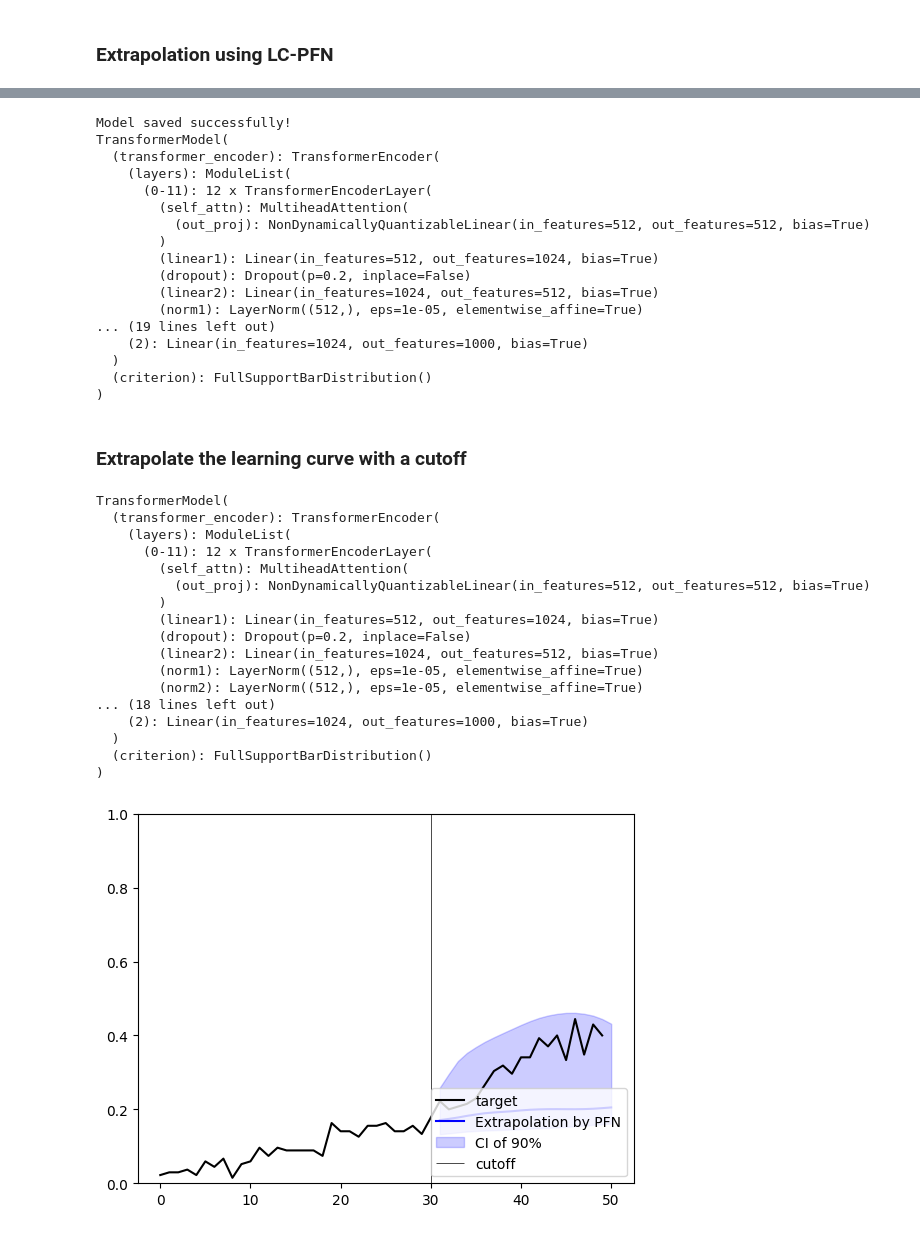
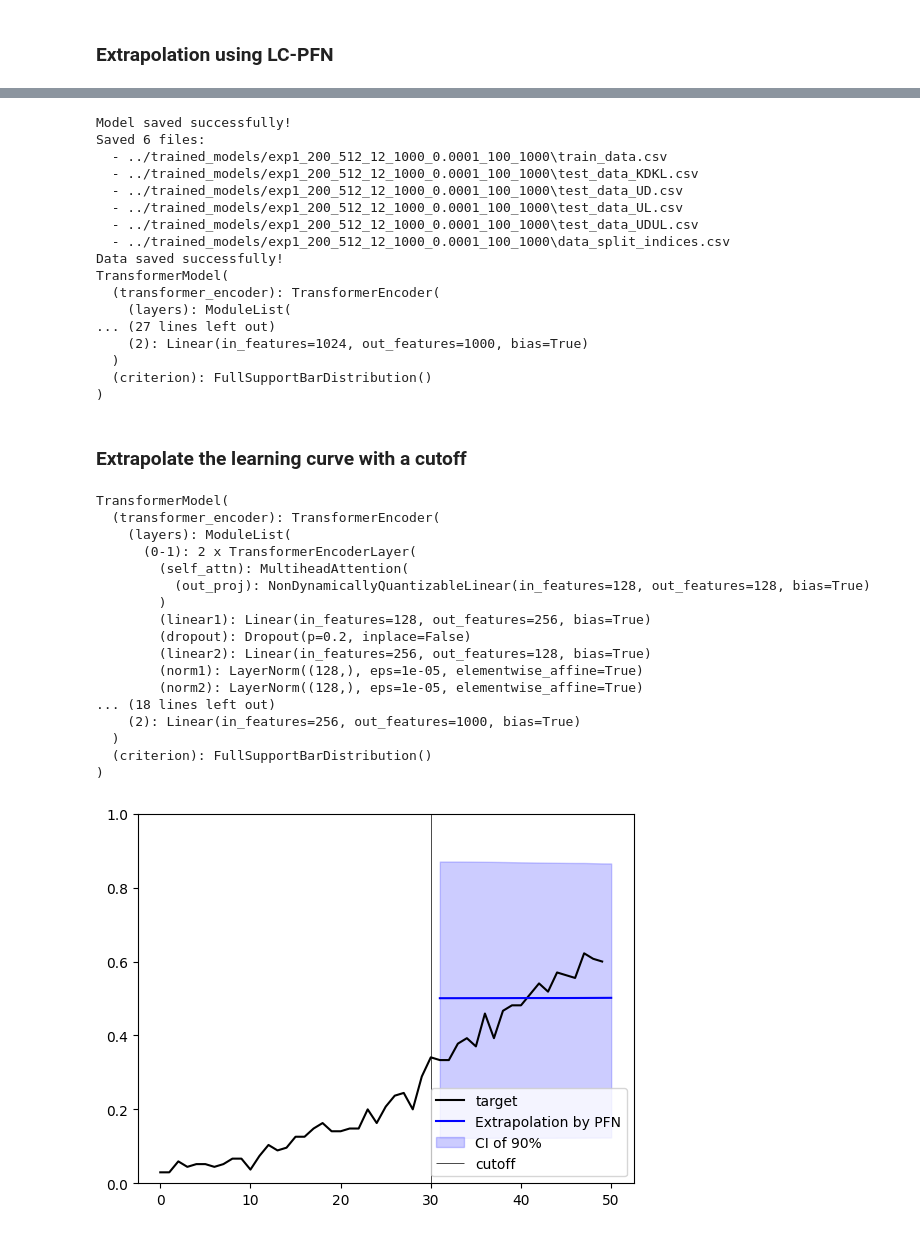
Before and after one commit to adelinacazacu/Extrapolating-Learning-Curves-When-Do-Neural-Networks-Outperform-Parametric-Models-, a Jupyter notebook: experiment1/training-pfn-lcdb11-experiment1.ipynb, the cells around one changed output, grey strips where cells are left out. Saved outputs shown, nothing was run; the diff lists cells and outputs as text; code cells hidden in the pictures.

Commit message:
Update train.py to use diff curve lengths in training + Create the .py file for experiment 1 training

```diff
--- a/experiment1/training-pfn-lcdb11-experiment1.ipynb
+++ b/experiment1/training-pfn-lcdb11-experiment1.ipynb
@@ -37,7 +37,7 @@ LEARNER_ZOO = {0: 'SVC_linear', 1: 'SVC_poly', 2: 'SVC_rbf', 3: 'SVC_sigmoid', 4
 ANCHOR_SIZE = np.ceil(16 * 2 ** ((np.arange(137)) / 8)).astype(int)
 
 ### load data: validation accuracy
-lc_data = h5py.File('../input/lcdb11-acc-265-nofs-raw-compress/LCDB11_ACC_265_noFS_raw_compress.hdf5', 'r')['accuracy'][...][:,:,:,:,:,1]
+lc_data = h5py.File('../LCDB11_ACC_265_noFS_raw_compress.hdf5', 'r')['accuracy'][...][:,:,:,:,:,1]
 
 mean_valid_lc_nofs =np.nanmean(lc_data, axis=(2, 3))
 # %%
@@ -401,22 +444,36 @@ Using a Transformer with 26.79 M parameters
 # %%
 model = result[2]
-torch.save(model, f'../../kaggle/working/lcpfn_model_{SEQ_LEN}_{EMSIZE}_{NLAYERS}_{NUM_BORDERS}_{LR}_{BATCH_SIZE}_{EPOCH}.pth')
+os.makedirs(f'../trained_models/exp1_{SEQ_LEN}_{EMSIZE}_{NLAYERS}_{NUM_BORDERS}_{LR}_{BATCH_SIZE}_{EPOCH}', exist_ok=True)
+torch.save(model, f'../trained_models/exp1_{SEQ_LEN}_{EMSIZE}_{NLAYERS}_{NUM_BORDERS}_{LR}_{BATCH_SIZE}_{EPOCH}/lcpfn_model_exp1_{SEQ_LEN}_{EMSIZE}_{NLAYERS}_{NUM_BORDERS}_{LR}_{BATCH_SIZE}_{EPOCH}.pth')
 print("Model saved successfully!")
+
+saved_files = save_training_test_data(
+    train_data=train_data,
+    test_data_KDKL=test_data_KDKL,
+    test_data_UD=test_data_UD,
+    test_data_UL=test_data_UL,
+    test_data_UDUL=test_data_UDUL,
+    train_data_indices=train_data_indices,
+    test_data_indices=test_data_indices,
+    train_learner_indices=train_learner_indices,
+    test_learner_indices=test_learner_indices
+)
+print("Data saved successfully!")
 print(model)
 # %% [output]
 Model saved successfully!
+Saved 6 files:
+  - ../trained_models/exp1_200_512_12_1000_0.0001_100_1000\train_data.csv
+  - ../trained_models/exp1_200_512_12_1000_0.0001_100_1000\test_data_KDKL.csv
+  - ../trained_models/exp1_200_512_12_1000_0.0001_100_1000\test_data_UD.csv
+  - ../trained_models/exp1_200_512_12_1000_0.0001_100_1000\test_data_UL.csv
+  - ../trained_models/exp1_200_512_12_1000_0.0001_100_1000\test_data_UDUL.csv
+  - ../trained_models/exp1_200_512_12_1000_0.0001_100_1000\data_split_indices.csv
+Data saved successfully!
 TransformerModel(
   (transformer_encoder): TransformerEncoder(
     (layers): ModuleList(
-      (0-11): 12 x TransformerEncoderLayer(
-        (self_attn): MultiheadAttention(
-          (out_proj): NonDynamicallyQuantizableLinear(in_features=512, out_features=512, bias=True)
-        )
-        (linear1): Linear(in_features=512, out_features=1024, bias=True)
-        (dropout): Dropout(p=0.2, inplace=False)
-        (linear2): Linear(in_features=1024, out_features=512, bias=True)
-        (norm1): LayerNorm((512,), eps=1e-05, elementwise_affine=True)
-... (19 lines left out)
+... (27 lines left out)
     (2): Linear(in_features=1024, out_features=1000, bias=True)
   )
   (criterion): FullSupportBarDistribution()
@@ -424,29 +481,29 @@ TransformerModel(
 # %% [markdown]
 ### Extrapolate the learning curve with a cutoff
 # %%
-model = torch.load(f'../../kaggle/working/lcpfn_model_{SEQ_LEN}_{EMSIZE}_{NLAYERS}_{NUM_BORDERS}_{LR}_{BATCH_SIZE}_{EPOCH}.pth', weights_only=False)
+model = torch.load(f'../trained_models/exp1_{SEQ_LEN}_{EMSIZE}_{NLAYERS}_{NUM_BORDERS}_{LR}_{BATCH_SIZE}_{EPOCH}/lcpfn_model_exp1_{SEQ_LEN}_{EMSIZE}_{NLAYERS}_{NUM_BORDERS}_{LR}_{BATCH_SIZE}_{EPOCH}.pth', weights_only=False)
 model.eval()
 # %% [output]
 TransformerModel(
   (transformer_encoder): TransformerEncoder(
     (layers): ModuleList(
-      (0-11): 12 x TransformerEncoderLayer(
+      (0-1): 2 x TransformerEncoderLayer(
         (self_attn): MultiheadAttention(
-          (out_proj): NonDynamicallyQuantizableLinear(in_features=512, out_features=512, bias=True)
+          (out_proj): NonDynamicallyQuantizableLinear(in_features=128, out_features=128, bias=True)
         )
-        (linear1): Linear(in_features=512, out_features=1024, bias=True)
+        (linear1): Linear(in_features=128, out_features=256, bias=True)
         (dropout): Dropout(p=0.2, inplace=False)
-        (linear2): Linear(in_features=1024, out_features=512, bias=True)
-        (norm1): LayerNorm((512,), eps=1e-05, elementwise_affine=True)
-        (norm2): LayerNorm((512,), eps=1e-05, elementwise_affine=True)
+        (linear2): Linear(in_features=256, out_features=128, bias=True)
+        (norm1): LayerNorm((128,), eps=1e-05, elementwise_affine=True)
+        (norm2): LayerNorm((128,), eps=1e-05, elementwise_affine=True)
 ... (18 lines left out)
-    (2): Linear(in_features=1024, out_features=1000, bias=True)
+    (2): Linear(in_features=256, out_features=1000, bias=True)
   )
   (criterion): FullSupportBarDistribution()
 )
 # %%
 random_idx = random.randint(0, train_data.shape[0] - 1)
-curve = train_data[28]  # (1, 137)
+curve = train_data[250]  # (1, 137)
 curve = curve[~np.isnan(curve)]
 
 y = torch.from_numpy(curve).float().unsqueeze(-1)
@@ -463,31 +520,31 @@ qs = [0.05, 0.5, 0.95]
 
 normalizer = lcpfn.utils.identity_normalizer()
 
 y_train_norm = normalizer[0](y_train)
 
 # forward
 single_eval_pos = x_train.shape[0]
 x = torch.cat([x_train, x_test], dim=0).unsqueeze(1)
 y = y_train.unsqueeze(1)
 
 logits = model((x, y), single_eval_pos=single_eval_pos)
 
 predictions = normalizer[1](
     torch.cat([model.criterion.icdf(logits, q) for q in qs], dim=1)
 )
 
 x_test_np = x[cutoff:].detach().cpu().numpy().flatten()
 pred_mean = predictions[:, 1].detach().cpu().numpy()
 pred_lower = predictions[:, 0].detach().cpu().numpy()
 pred_upper = predictions[:, 2].detach().cpu().numpy()
 
 # plot
 plt.plot(curve, "black", label="target")
 plt.plot(x_test_np, pred_mean, "blue", label="Extrapolation by PFN")
 plt.fill_between(x_test_np, pred_lower, pred_upper, color="blue", alpha=0.2, label="CI of 90%")
 plt.vlines(cutoff, 0, 1, linewidth=0.5, color="k", label="cutoff")
 plt.ylim(0, 1)
 plt.legend(loc="lower right")
 plt.show()
 # %% [output]
-[figure, old version]
+[figure, new version]
```
Also changed, not shown: parts of 6 cells of this notebook, 4 other files.
